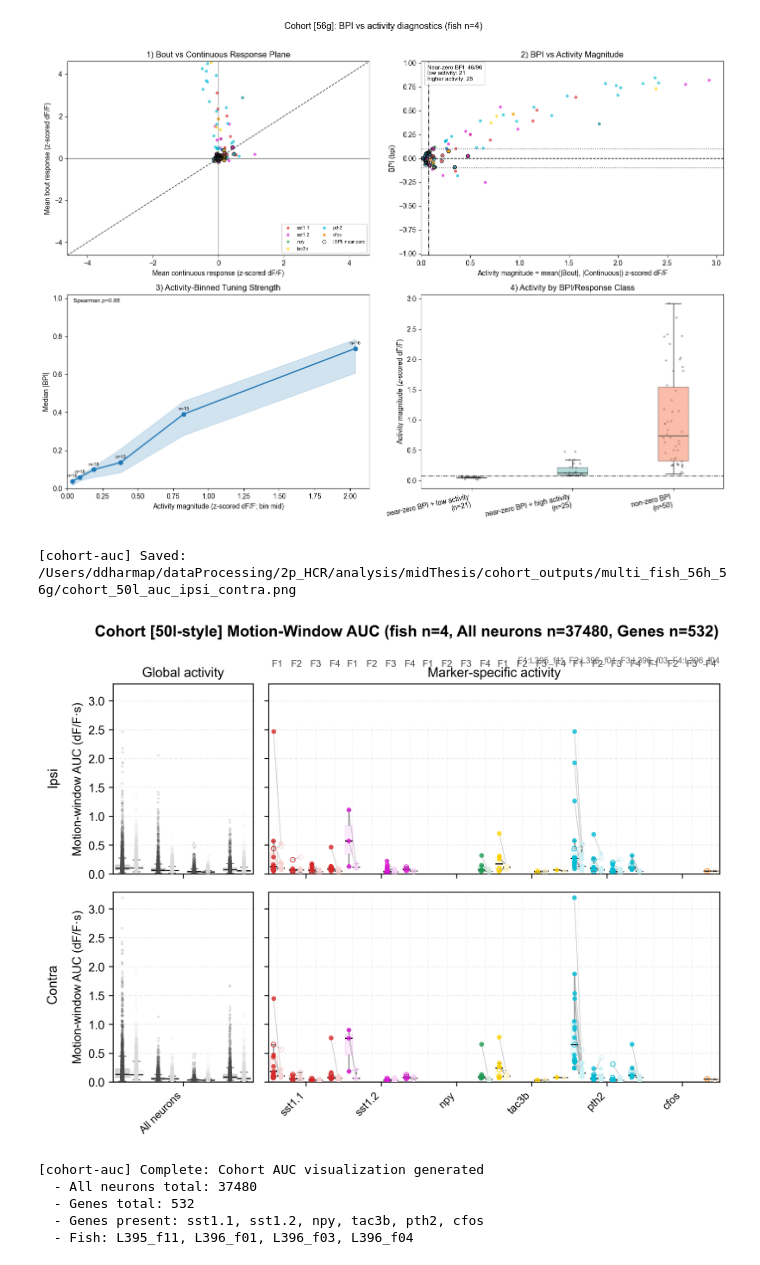
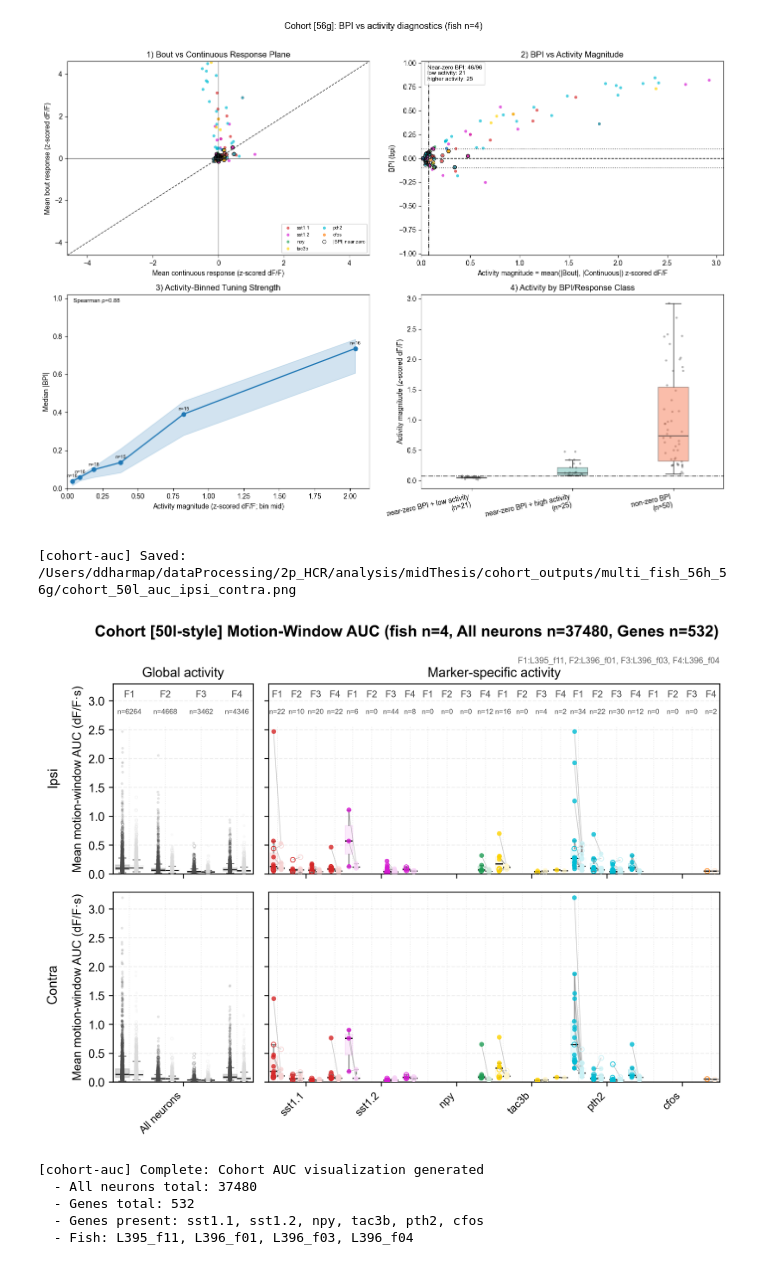
Before and after one commit to LarschLab/ddharmap-ANTs, a Jupyter notebook: notebooks/multi_fish_56h_56g.ipynb, the cells around one changed output. Cells and saved outputs as stored; diff of their text form; code cells hidden in the pictures.

Commit message:
Figures in pre-midthesis redo ready state. Do final touch ups if needed.

```diff
--- a/notebooks/multi_fish_56h_56g.ipynb
+++ b/notebooks/multi_fish_56h_56g.ipynb
@@ -2130,7 +2130,9 @@ AUC_CONT_LIGHTEN = 0.80  # stronger contrast: continuous appears much lighter th
 AUC_ROW_LABEL_FONT_SIZE = 11
 AUC_LANE_LABEL_FONT_SIZE = 8
 AUC_LANE_GUIDE_ALPHA = 0.18
-AUC_LANE_LABEL_Y_OFFSET_FRAC = 0.08  # negative values move lane labels downward
+AUC_LANE_LABEL_Y_OFFSET_FRAC = -0.08  # negative values move lane labels downward
+AUC_LANE_COUNT_FONT_SIZE = 6
+AUC_LANE_COUNT_Y_OFFSET_FRAC = -0.13  # place n-labels below lane labels
 
 # Response/BPI color settings from [50l-style]
 RESPONSE_ACTIVE = 'Responsive neurons'
@@ -2285,6 +2287,18 @@ genes_present = sorted(gene_points['group'].dropna().astype(str).unique().tolist
 ordered_genes = [g for g in GENE_ORDER if g in genes_present] + [g for g in genes_present if g not in GENE_ORDER]
 group_order_all = ['All neurons']
 group_order_genes = ordered_genes
+
+# Per-fish sample size for lane labels: responsive + low activity
+cohort_points_tmp = points_df_cohort.copy()
+cohort_points_tmp['fish_id_norm'] = cohort_points_tmp['fish_id'].astype(str)
+cohort_points_tmp['group_norm'] = cohort_points_tmp['group'].astype(str)
+cohort_points_tmp['laterality_norm'] = cohort_points_tmp['laterality'].astype(str).str.strip().str.lower()
+cohort_points_tmp['is_included_n'] = cohort_points_tmp['response_is_active'].astype(bool) | (cohort_points_tmp['response_class'].astype(str).str.strip().str.lower() == RESPONSE_LOW_NORM)
+cohort_n_tbl = (cohort_points_tmp[cohort_points_tmp['is_included_n']]
+                .groupby(['group_norm', 'laterality_norm', 'fish_id_norm'], dropna=False)
+                .size().rename('n').reset_index())
+cohort_n_map = {(str(r['group_norm']), str(r['laterality_norm']), str(r['fish_id_norm'])): int(r['n'])
+                for _, r in cohort_n_tbl.iterrows()}
 
 # Helper function for fish-specific color shading (from [56h])
 def _shade_from_gene_cohort(gene_name, fish_name):
@@ -2483,8 +2497,8 @@ def _plot_auc_block_cohort(ax, source_points, groups, group_pos, laterality,
     ax.set_xlim(float(group_pos.min()) - x_pad, float(group_pos.max()) + x_pad)
     ax.set_ylim(*y_lim)
 
-    # Gene panels: draw fish-lane guides at lane centers for each group
-    if is_gene_panel and len(fish_center_offsets) > 0:
+    # Draw fish-lane guides at lane centers for each group
+    if len(fish_center_offsets) > 0:
         lane_x = []
         for g_idx, _group in enumerate(groups):
             g0 = float(group_pos[g_idx])
@@ -2502,7 +2516,7 @@ def _plot_auc_block_cohort(ax, source_points, groups, group_pos, laterality,
     if str(panel_title).strip():
         ax.set_title(panel_title, fontsize=AUC_ROW_LABEL_FONT_SIZE)
     if show_ylabel:
-        ax.set_ylabel('Motion-window AUC (dF/F·s)', fontsize=10)
+        ax.set_ylabel('Mean motion-window AUC (dF/F·s)', fontsize=10)
     if hide_y_labels:
         ax.tick_params(axis='y', labelleft=False)
     ax.grid(axis='y', alpha=0.2, linestyle='--')
@@ -2533,17 +2547,30 @@ fig.text(label_x_spacing, 0.7, 'Ipsi', ha='left', va='center', rotation=90, # Fo
 fig.text(label_x_spacing, 0.3, 'Contra', ha='left', va='center', rotation=90,
          fontsize=AUC_ROW_LABEL_FONT_SIZE, fontweight='normal')
 
-# Compact fish lane labels above the top-right gene panel, at every lane position
-if len(fish_order) > 0 and len(ordered_genes) > 0:
+# Compact fish lane labels + per-fish sample sizes on top-row panels
+if len(fish_order) > 0:
     lane_labels = [f'F{i+1}' for i in range(len(fish_order))]
-    y_top = ax_gene_ipsi.get_ylim()[1]
-    y_span = max(1e-6, ax_gene_ipsi.get_ylim()[1] - ax_gene_ipsi.get_ylim()[0])
-    y_txt = y_top + float(AUC_LANE_LABEL_Y_OFFSET_FRAC) * y_span
-    for g0 in gene_pos:
-        for lbl, off in zip(lane_labels, fish_center_offsets):
-            ax_gene_ipsi.text(float(g0 + off), float(y_txt), lbl,
+
+    def _annotate_lanes(ax_lane, groups_for_ax, pos_for_ax, laterality_for_ax):
+        if len(groups_for_ax) == 0:
+            return
+        y_top = ax_lane.get_ylim()[1]
+        y_span = max(1e-6, ax_lane.get_ylim()[1] - ax_lane.get_ylim()[0])
+        y_lbl = y_top + float(AUC_LANE_LABEL_Y_OFFSET_FRAC) * y_span
+        y_cnt = y_top + float(AUC_LANE_COUNT_Y_OFFSET_FRAC) * y_span
+        for gname, gx in zip(groups_for_ax, np.asarray(pos_for_ax, dtype=float)):
+            for fish_id, lbl, off in zip(fish_order, lane_labels, fish_center_offsets):
+                x_lane = float(gx + float(off))
+                ax_lane.text(x_lane, float(y_lbl), lbl,
                              ha='center', va='bottom',
                              fontsize=AUC_LANE_LABEL_FONT_SIZE, color='#4a4a4a', clip_on=False)
+                n_val = int(cohort_n_map.get((str(gname), str(laterality_for_ax), str(fish_id)), 0))
+                ax_lane.text(x_lane, float(y_cnt), f'n={n_val}',
+                             ha='center', va='top',
+                             fontsize=AUC_LANE_COUNT_FONT_SIZE, color='#555555', clip_on=False)
+
+    _annotate_lanes(ax_all_ipsi, group_order_all, all_pos, 'ipsi')
+    _annotate_lanes(ax_gene_ipsi, ordered_genes, gene_pos, 'ipsi')
     fish_key_txt = ', '.join([f'F{i+1}:{f}' for i, f in enumerate(fish_order)])
     ax_gene_ipsi.text(1.0, 1.10, fish_key_txt, transform=ax_gene_ipsi.transAxes,
                      ha='right', va='bottom', fontsize=max(6, AUC_LANE_LABEL_FONT_SIZE - 1), color='#666666')
@@ -2554,34 +2581,34 @@ n_all = int(len(all_neurons_points))
 n_genes = int(len(gene_points))
 fig.suptitle(f'Cohort [50l-style] Motion-Window AUC (fish n={n_fish_ok}, All neurons n={n_all}, Genes n={n_genes})',
              fontsize=13, fontweight='bold', y=0.995)
 
 # Save figure
 fig.tight_layout(rect=[0.06, 0, 1, 0.97])
 out_path = COHORT_OUTDIR / 'cohort_50l_auc_ipsi_contra.png'
 fig.savefig(out_path, dpi=AUC_FIGURE_DPI, bbox_inches='tight')
 print(f'[cohort-auc] Saved: {out_path}')
 
 # Store for potential future use
 cohort_motion_auc_plot_points = points_df_cohort
 cohort_motion_auc_plot_counts = counts_df_cohort
 FIG_COHORT_AUC_LAST = fig
 
 try:
     fig.canvas.draw()
     FIG_COHORT_AUC_RGBA = np.asarray(fig.canvas.buffer_rgba()).copy()
 except Exception:
     FIG_COHORT_AUC_RGBA = None
 
 plt.show()
 
 print(f'[cohort-auc] Complete: Cohort AUC visualization generated')
 print(f'  - All neurons total: {len(all_neurons_points)}')
 print(f'  - Genes total: {len(gene_points)}')
 print(f'  - Genes present: {", ".join(ordered_genes)}')
 print(f'  - Fish: {", ".join(fish_order)}')
 # %% [output]
 [cohort-auc] Saved: /Users/ddharmap/dataProcessing/2p_HCR/analysis/midThesis/cohort_outputs/multi_fish_56h_56g/cohort_50l_auc_ipsi_contra.png
-[figure, old version]
+[figure, new version]
 [cohort-auc] Complete: Cohort AUC visualization generated
   - All neurons total: 37480
   - Genes total: 532
```
